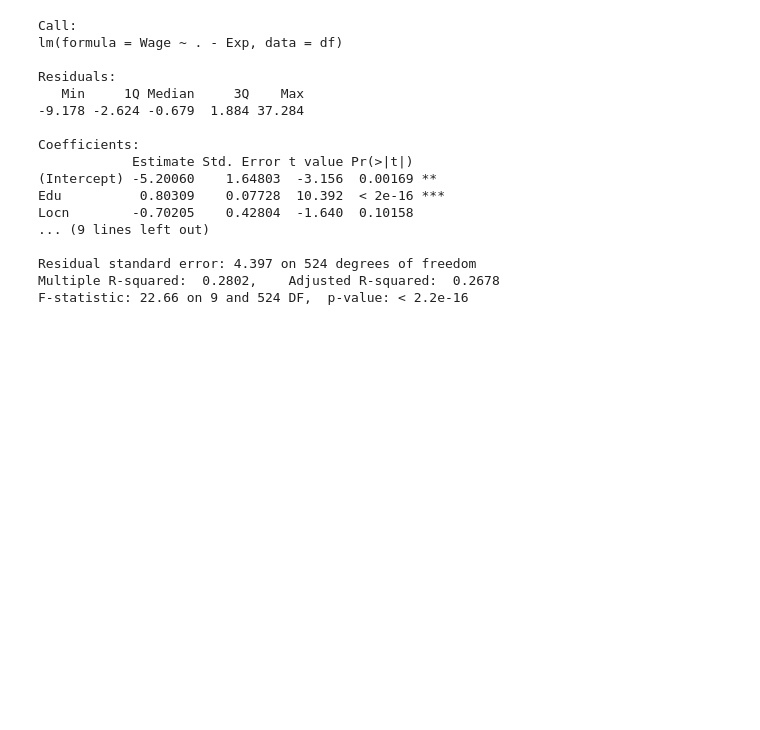
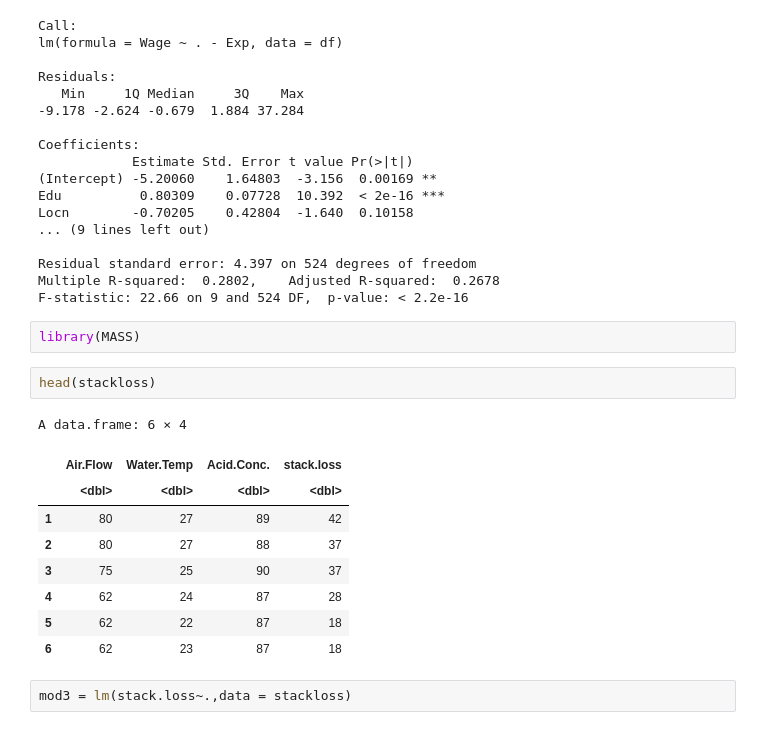
Before and after one commit to EshaanJoshiSDBI/Notes, a Jupyter notebook: Sem3/Time series Analysis/lr(R).ipynb, the cells around one changed output. Cells and saved outputs as stored; diff of their text form; blank space fills up the shorter version.

```diff
--- a/Sem3/Time series Analysis/lr(R).ipynb
+++ b/Sem3/Time series Analysis/lr(R).ipynb
@@ -119,3 +119,19 @@ Locn        -0.70205    0.42804  -1.640  0.10158
 Residual standard error: 4.397 on 524 degrees of freedom
 Multiple R-squared:  0.2802,    Adjusted R-squared:  0.2678
 F-statistic: 22.66 on 9 and 524 DF,  p-value: < 2.2e-16
+# %%
+library(MASS)
+# %%
+head(stackloss)
+# %% [output]
+A data.frame: 6 × 4
+|  | Air.Flow | Water.Temp | Acid.Conc. | stack.loss |
+|  | <dbl> | <dbl> | <dbl> | <dbl> |
+| 1 | 80 | 27 | 89 | 42 |
+| 2 | 80 | 27 | 88 | 37 |
+| 3 | 75 | 25 | 90 | 37 |
+| 4 | 62 | 24 | 87 | 28 |
+| 5 | 62 | 22 | 87 | 18 |
+| 6 | 62 | 23 | 87 | 18 |
+# %%
+mod3 = lm(stack.loss~.,data = stackloss)
```
Also changed, not shown: parts of 1 cell of this notebook.
